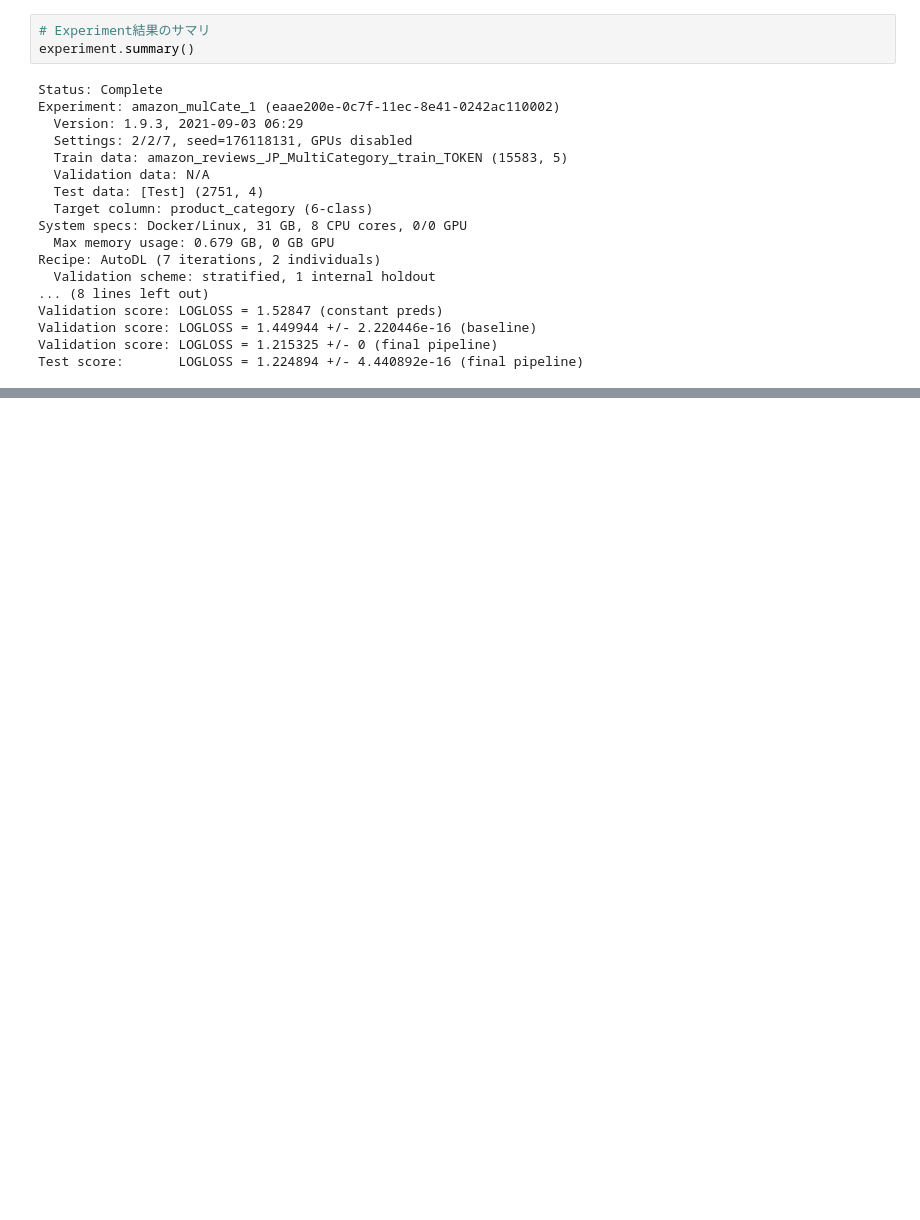
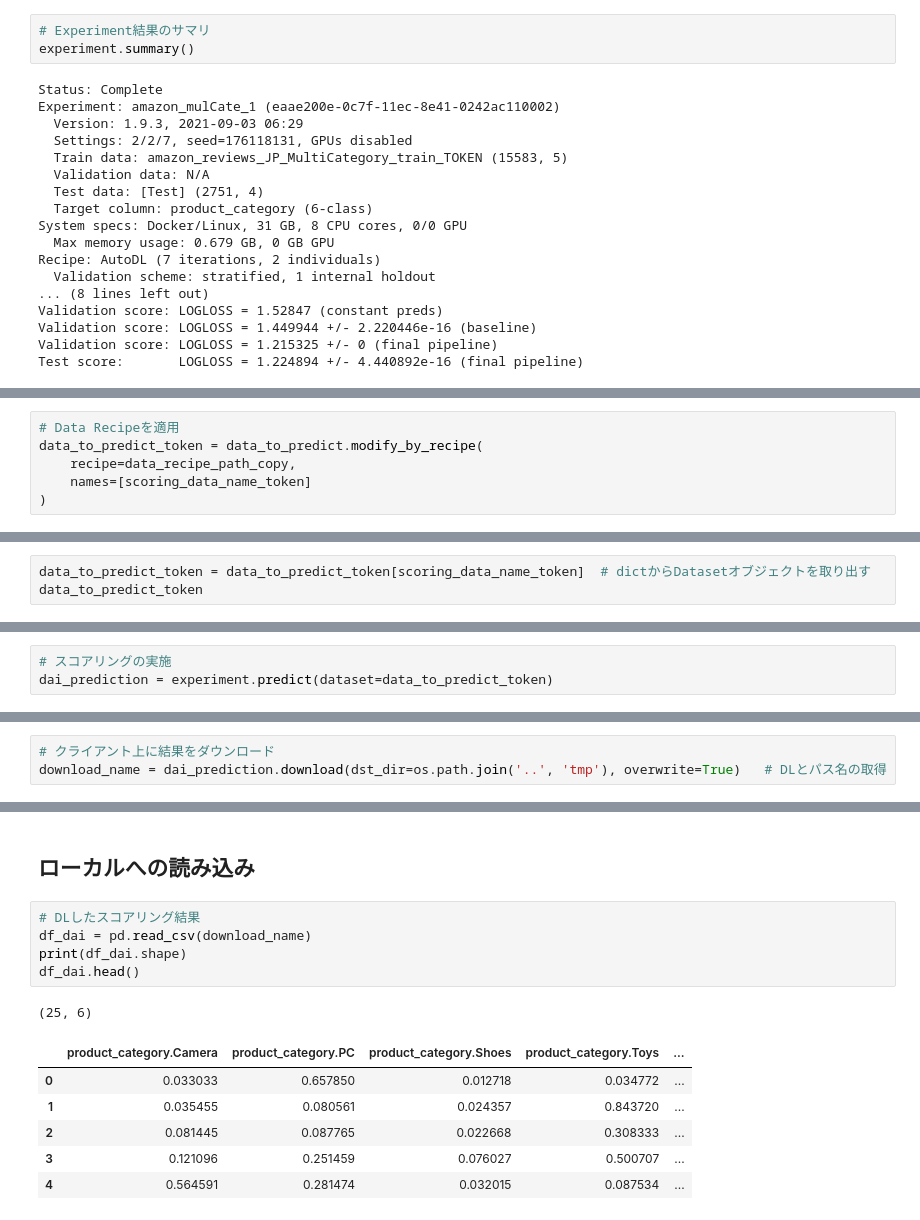
Before and after one commit to yukismd/Driverless_AI_ClientAccess, a Jupyter notebook: IID_Table/data_recipe.ipynb, the cells around one changed output, grey strips where cells are left out. Saved outputs shown, nothing was run; the diff lists cells and outputs as text; blank space fills up the shorter version.

```diff
--- a/IID_Table/data_recipe.ipynb
+++ b/IID_Table/data_recipe.ipynb
@@ -117,0 +219,6 @@ product_category
+# %%
+# Data Recipeを適用
+data_to_predict_token = data_to_predict.modify_by_recipe(
+    recipe=data_recipe_path_copy,
+    names=[scoring_data_name_token]
+)
@@ -117,0 +227,3 @@ product_category
+# %%
+data_to_predict_token = data_to_predict_token[scoring_data_name_token]  # dictからDatasetオブジェクトを取り出す
+data_to_predict_token
@@ -117,0 +241,3 @@ product_category
+# %%
+# スコアリングの実施
+dai_prediction = experiment.predict(dataset=data_to_predict_token)
@@ -117,0 +250,3 @@ product_category
+# %%
+# クライアント上に結果をダウンロード
+download_name = dai_prediction.download(dst_dir=os.path.join('..', 'tmp'), overwrite=True)   # DLとパス名の取得
@@ -117,0 +262,15 @@ product_category
+# %% [markdown]
+## ローカルへの読み込み
+# %%
+# DLしたスコアリング結果
+df_dai = pd.read_csv(download_name)
+print(df_dai.shape)
+df_dai.head()
+# %% [output]
+(25, 6)
+|  | product_category.Camera | product_category.PC | product_category.Shoes | product_category.Toys | ... |
+| 0 | 0.033033 | 0.657850 | 0.012718 | 0.034772 | ... |
+| 1 | 0.035455 | 0.080561 | 0.024357 | 0.843720 | ... |
+| 2 | 0.081445 | 0.087765 | 0.022668 | 0.308333 | ... |
+| 3 | 0.121096 | 0.251459 | 0.076027 | 0.500707 | ... |
+| 4 | 0.564591 | 0.281474 | 0.032015 | 0.087534 | ... |
```
Also changed, not shown: parts of 47 cells of this notebook, 1 other file.
